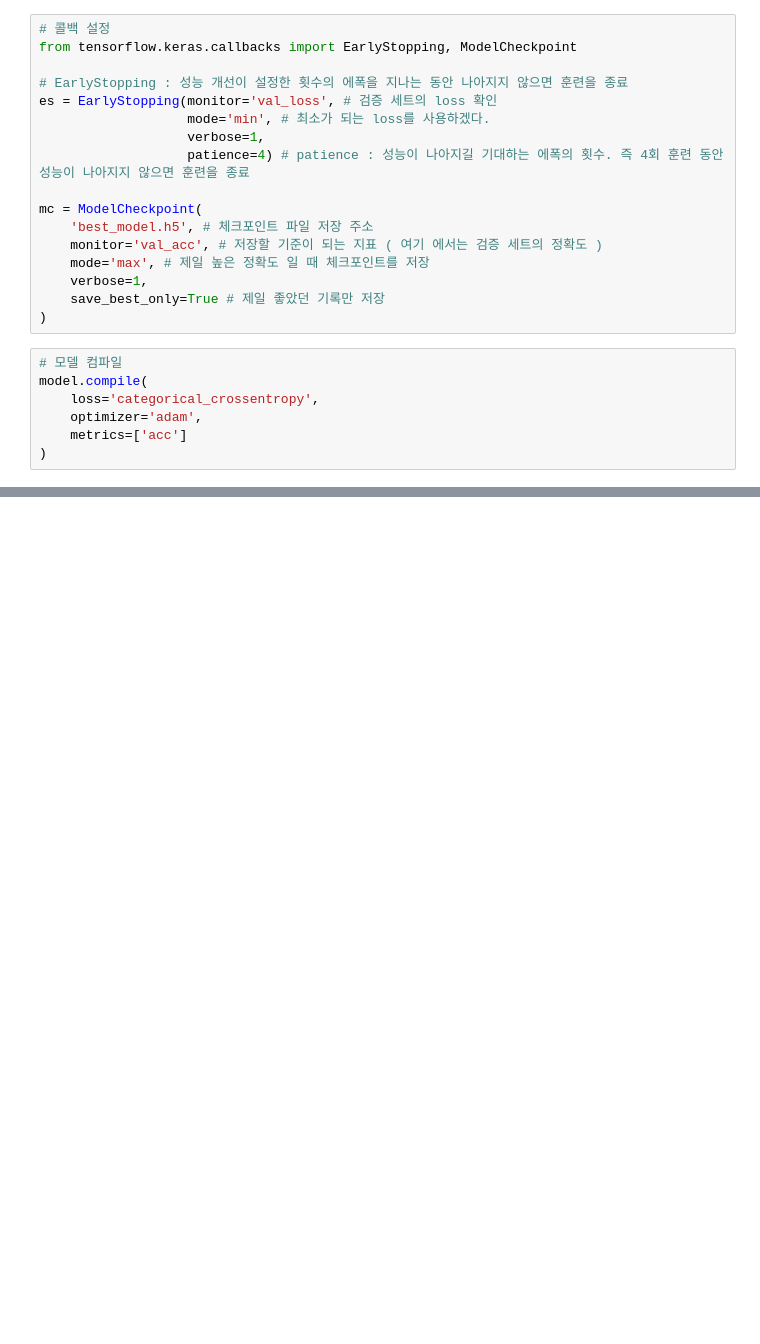
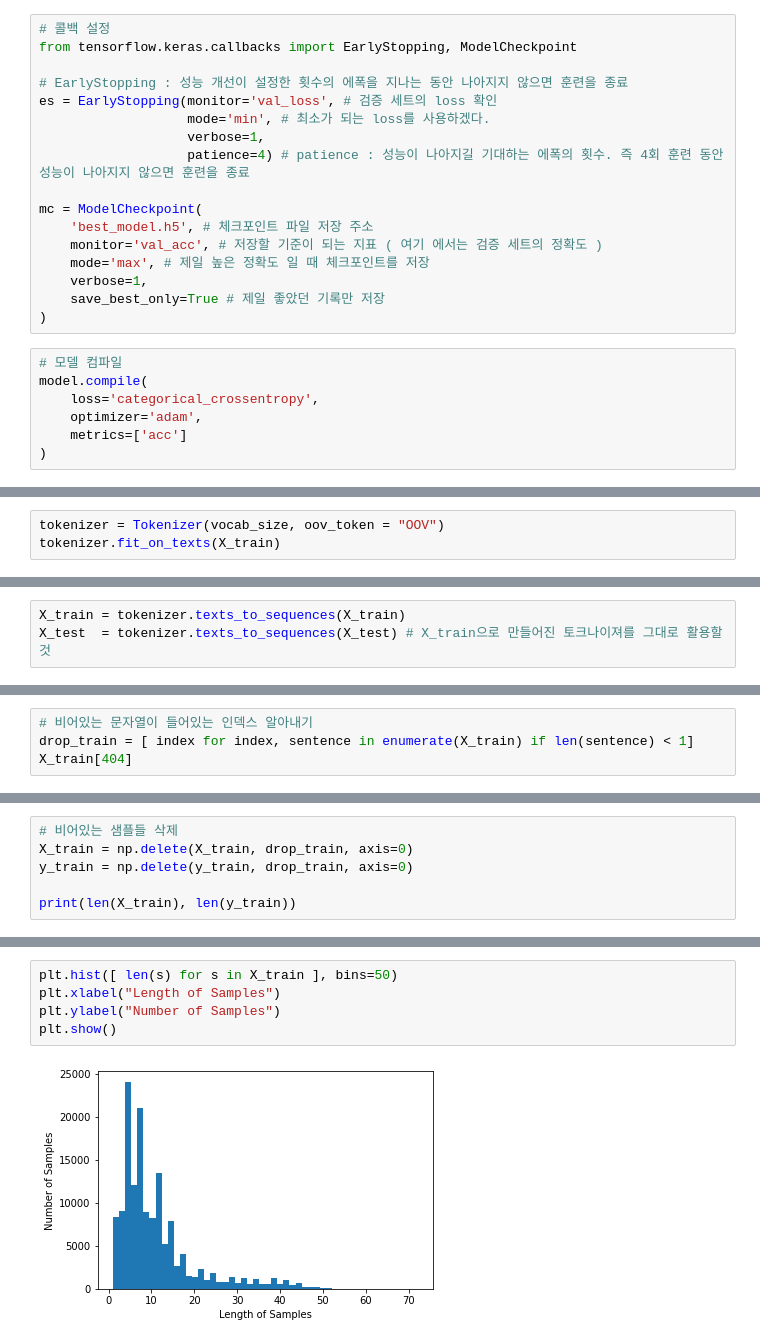
Before and after one commit to wjh818/Data_hwj, a Jupyter notebook: Deep_Learning/14_RNN과_텍스트_신경망_모델_만들기.ipynb, the cells around one changed output, grey strips where cells are left out. Saved outputs shown, nothing was run; the diff lists cells and outputs as text; blank space fills up the shorter version.

```diff
--- a/Deep_Learning/14_RNN과_텍스트_신경망_모델_만들기.ipynb
+++ b/Deep_Learning/14_RNN과_텍스트_신경망_모델_만들기.ipynb
@@ -388,0 +590,3 @@ plt.show()
+# %%
+tokenizer = Tokenizer(vocab_size, oov_token = "OOV")
+tokenizer.fit_on_texts(X_train)
@@ -388,0 +595,3 @@ plt.show()
+# %%
+X_train = tokenizer.texts_to_sequences(X_train)
+X_test  = tokenizer.texts_to_sequences(X_test) # X_train으로 만들어진 토크나이져를 그대로 활용할 것
@@ -388,0 +610,4 @@ plt.show()
+# %%
+# 비어있는 문자열이 들어있는 인덱스 알아내기
+drop_train = [ index for index, sentence in enumerate(X_train) if len(sentence) < 1]
+X_train[404]
@@ -388,0 +620,6 @@ plt.show()
+# %%
+# 비어있는 샘플들 삭제
+X_train = np.delete(X_train, drop_train, axis=0)
+y_train = np.delete(y_train, drop_train, axis=0)
+
+print(len(X_train), len(y_train))
@@ -388,0 +637,7 @@ plt.show()
+# %%
+plt.hist([ len(s) for s in X_train ], bins=50)
+plt.xlabel("Length of Samples")
+plt.ylabel("Number of Samples")
+plt.show()
+# %% [output]
+[figure, added]
```
Also changed, not shown: parts of 55 cells of this notebook.
